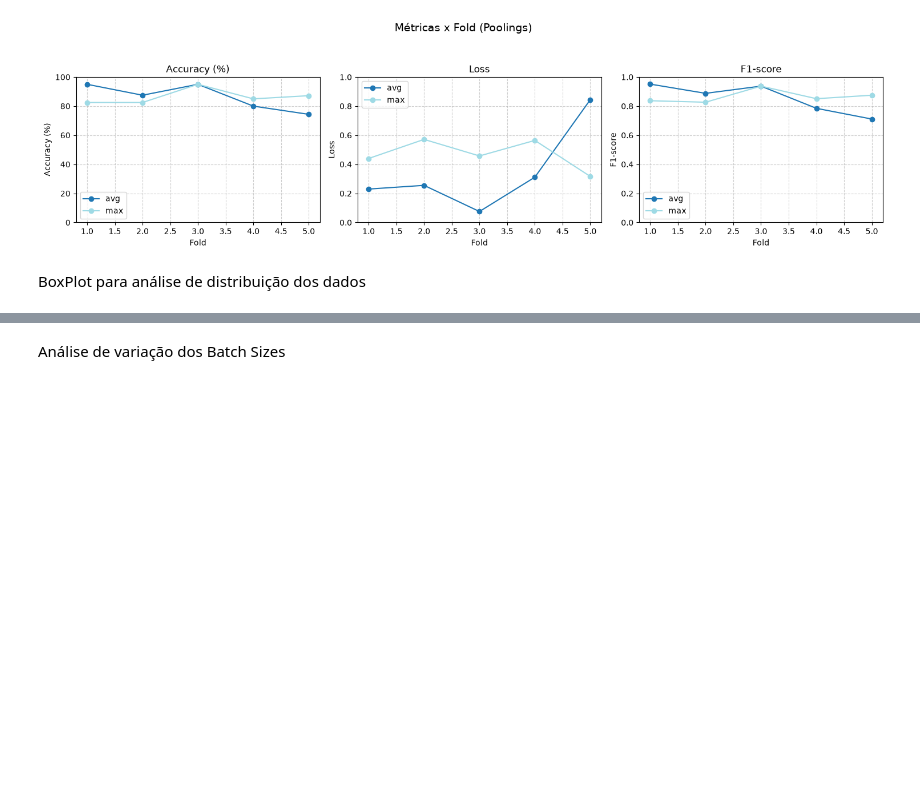
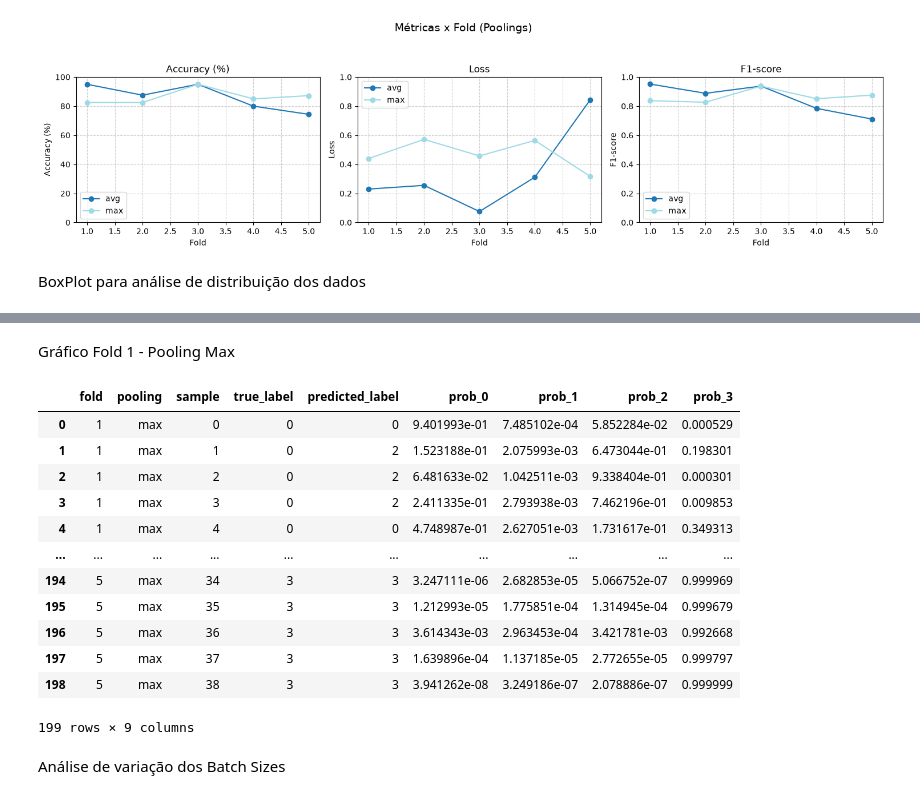
Before and after one commit to LABEEC-Sistemas/pink_shrimp_MVCNN, a Jupyter notebook: notebooks/anailise_cros_validation_gray.ipynb, the cells around one changed output, grey strips where cells are left out. Saved outputs shown, nothing was run; the diff lists cells and outputs as text; code cells hidden in the pictures; blank space fills up the shorter version.

Commit message:
feat: cria notebook com hiperparametros selecionados da validacao cruzada

```diff
--- a/notebooks/anailise_cros_validation_gray.ipynb
+++ b/notebooks/anailise_cros_validation_gray.ipynb
@@ -199,3 +216,24 @@ plot_box_plot(pooling_metrics_pd, "poolings", "f1","Distribuição do F1-score p
+# %%
+pooling_predictions_DF = pd.read_csv("../resultados/hiperparametros/poolings_predictions_cv.csv")
+pooling_predictions_DF_max = pooling_predictions_DF[pooling_predictions_DF["pooling"] == "max"]
+# %% [markdown]
+Gráfico Fold 1 - Pooling Max
+# %%
+pooling_predictions_DF_max
+# %% [output]
+|  | fold | pooling | sample | true_label | predicted_label | prob_0 | prob_1 | prob_2 | prob_3 |
+| 0 | 1 | max | 0 | 0 | 0 | 9.401993e-01 | 7.485102e-04 | 5.852284e-02 | 0.000529 |
+| 1 | 1 | max | 1 | 0 | 2 | 1.523188e-01 | 2.075993e-03 | 6.473044e-01 | 0.198301 |
+| 2 | 1 | max | 2 | 0 | 2 | 6.481633e-02 | 1.042511e-03 | 9.338404e-01 | 0.000301 |
+| 3 | 1 | max | 3 | 0 | 2 | 2.411335e-01 | 2.793938e-03 | 7.462196e-01 | 0.009853 |
+| 4 | 1 | max | 4 | 0 | 0 | 4.748987e-01 | 2.627051e-03 | 1.731617e-01 | 0.349313 |
+| ... | ... | ... | ... | ... | ... | ... | ... | ... | ... |
+| 194 | 5 | max | 34 | 3 | 3 | 3.247111e-06 | 2.682853e-05 | 5.066752e-07 | 0.999969 |
+| 195 | 5 | max | 35 | 3 | 3 | 1.212993e-05 | 1.775851e-04 | 1.314945e-04 | 0.999679 |
+| 196 | 5 | max | 36 | 3 | 3 | 3.614343e-03 | 2.963453e-04 | 3.421781e-03 | 0.992668 |
+| 197 | 5 | max | 37 | 3 | 3 | 1.639896e-04 | 1.137185e-05 | 2.772655e-05 | 0.999797 |
+| 198 | 5 | max | 38 | 3 | 3 | 3.941262e-08 | 3.249186e-07 | 2.078886e-07 | 0.999999 |
+199 rows × 9 columns
 # %% [markdown]
 Análise de variação dos Batch Sizes
 # %%
```
Also changed, not shown: parts of 11 cells of this notebook, 2 other files.
